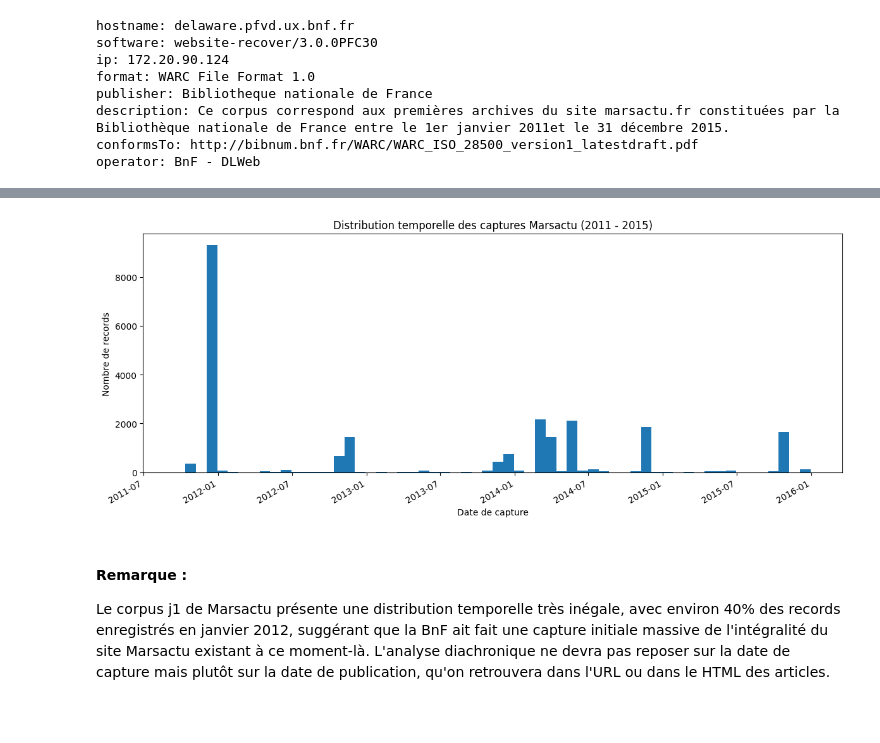
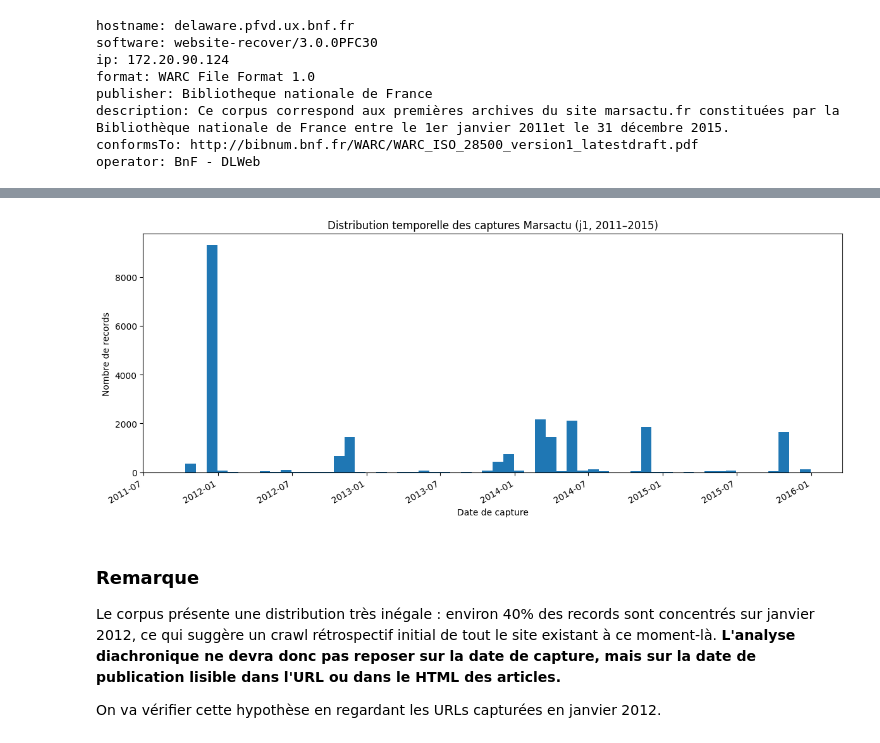
Before and after one commit to sashsutton/warc-nlp-pipeline, a Jupyter notebook: notebooks/01-exploration-warc.ipynb, the cells around one changed output, grey strips where cells are left out. Cells and saved outputs as stored; diff of their text form; code cells hidden in the pictures; blank space fills up the shorter version.

Commit message:
02 fait et 03 en route

```diff
--- a/notebooks/01-exploration-warc.ipynb
+++ b/notebooks/01-exploration-warc.ipynb
@@ -29,20 +66,13 @@ Taille du fichier:  419.5 Mo
 # %%
-# Nombre de records
-# Types de records
-
 nb_records = 0
 record_types_counter = Counter()
 
 with open(WARC_PATH, "rb") as flux:
     for record in ArchiveIterator(flux):
+        nb_records += 1
+        record_types_counter[record.rec_type] += 1
 
-        nb_records += 1
-
-        record_types_counter[f"{record.rec_type}"] += 1
-
-
-
-
-print(f"Nombre total de records: {nb_records}")
-print(record_types_counter.most_common(4))
+print(f"Nombre total de records : {nb_records}")
+for rtype, count in record_types_counter.most_common():
+    print(f"  {rtype} : {count}")
 # %% [output]
@@ -56,13 +82,10 @@ On travaille donc sur les 23 469 records.
 # %%
-# Lecture du warcinfo
-warcinfo_contenu = ""
 with open(WARC_PATH, "rb") as flux:
     for record in ArchiveIterator(flux):
         if record.rec_type == "warcinfo":
-            contenu_bytes = record.content_stream().read()
-            contenu_texte = contenu_bytes.decode("utf-8")
-            warcinfo_contenu = contenu_texte
-            print(contenu_texte)
+            contenu = record.content_stream().read().decode("utf-8")
+            print(contenu)
+            break
 # %% [output]
 hostname: delaware.pfvd.ux.bnf.fr
 software: website-recover/3.0.0PFC30
@@ -87,6 +111,4 @@ On peut remarquer que dans chaque record, il y a une date d'enregistrement du re
 # %%
-# Distribution temporelle des captures
-
 dates_captures = []
 
 with open(WARC_PATH, "rb") as flux:
@@ -97,21 +119,18 @@ with open(WARC_PATH, "rb") as flux:
         date_obj = datetime.fromisoformat(date_str.replace("Z", ""))
         dates_captures.append(date_obj)
 
+print(f"Records avec date : {len(dates_captures)}")
+print(f"Première capture  : {min(dates_captures)}")
+print(f"Dernière capture  : {max(dates_captures)}")
 
-
-print(f"Nombre de dates collectées : {len(dates_captures)}")
-print(f"Première capture : {min(dates_captures)}")
-print(f"Dernière capture : {max(dates_captures)}")
-
-fig, ax = plt.subplots(figsize=(12,5))
-
+fig, ax = plt.subplots(figsize=(12, 5))
 ax.hist(dates_captures, bins=60)
-ax.set_title("Distribution temporelle des captures Marsactu (2011 - 2015)")
+ax.set_title("Distribution temporelle des captures Marsactu (j1, 2011–2015)")
 ax.set_xlabel("Date de capture")
 ax.set_ylabel("Nombre de records")
 fig.autofmt_xdate()
 plt.tight_layout()
-
-plt.savefig('distribution-temporelle-captures-j1-marsactu.png')
+plt.savefig("distribution-temporelle-captures-j1-marsactu.png")
+plt.savefig('../reports/figures/exploration-distribution-temporelle-captures.png', dpi=150, bbox_inches='tight')
 plt.show()
 # %% [output]
@@ -121,5 +140,8 @@ Dernière capture : 2015-12-30 14:26:27
-[figure, old version]
+[figure, new version]
 # %% [markdown]
-#### Remarque :
-Le corpus j1 de Marsactu présente une distribution temporelle très inégale, avec environ 40% des records enregistrés en janvier 2012, suggérant que la BnF ait fait une capture initiale massive de l'intégralité du site Marsactu existant à ce moment-là. L'analyse diachronique ne devra pas reposer sur la date de capture mais plutôt sur la date de publication, qu'on retrouvera dans l'URL ou dans le HTML des articles.
+### Remarque
+
+Le corpus présente une distribution très inégale : environ 40% des records sont concentrés sur janvier 2012, ce qui suggère un crawl rétrospectif initial de tout le site existant à ce moment-là. **L'analyse diachronique ne devra donc pas reposer sur la date de capture, mais sur la date de publication lisible dans l'URL ou dans le HTML des articles.**
+
+On va vérifier cette hypothèse en regardant les URLs capturées en janvier 2012.
 # %%
```
Also changed, not shown: parts of 46 cells of this notebook, 16 other files.
